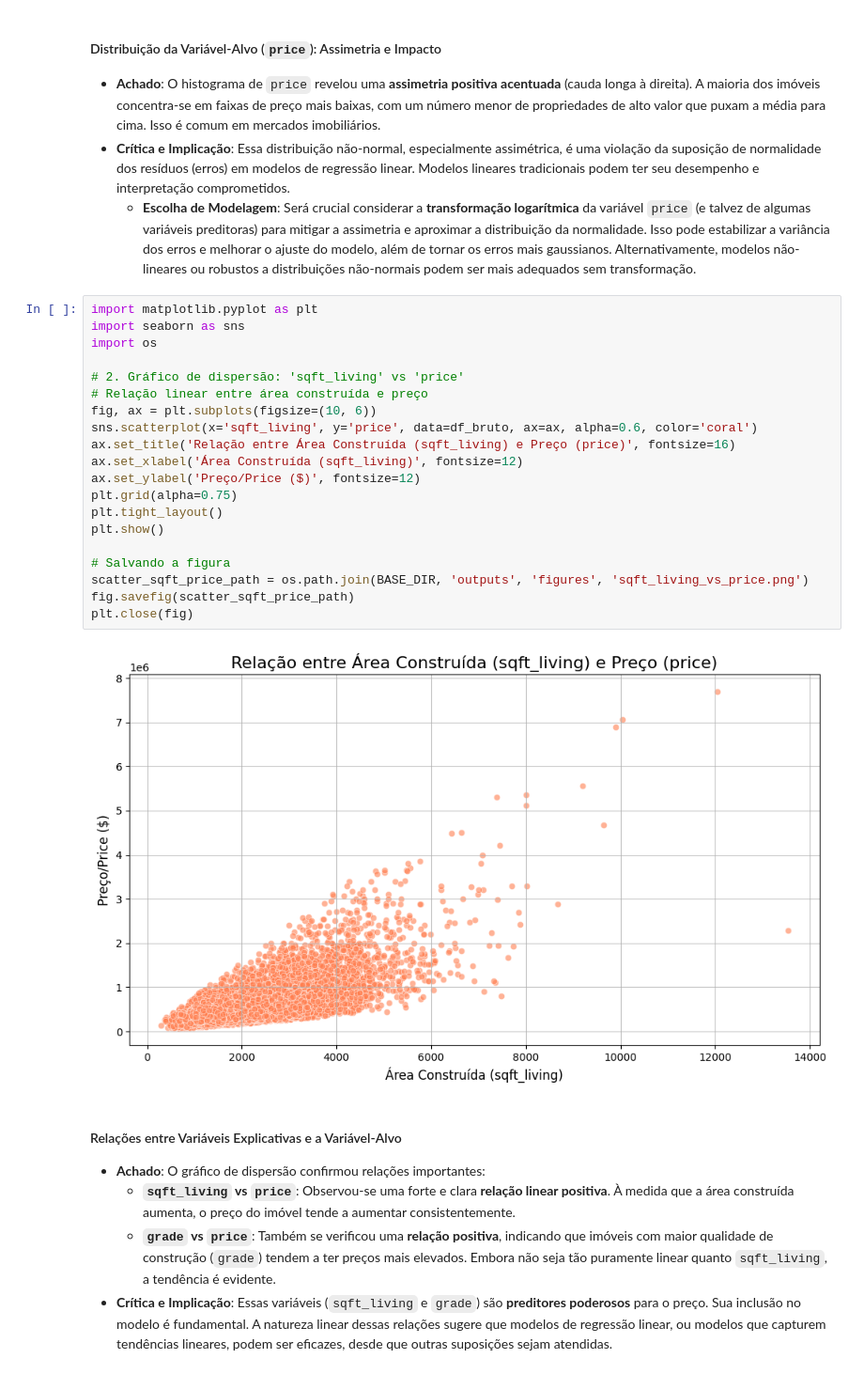
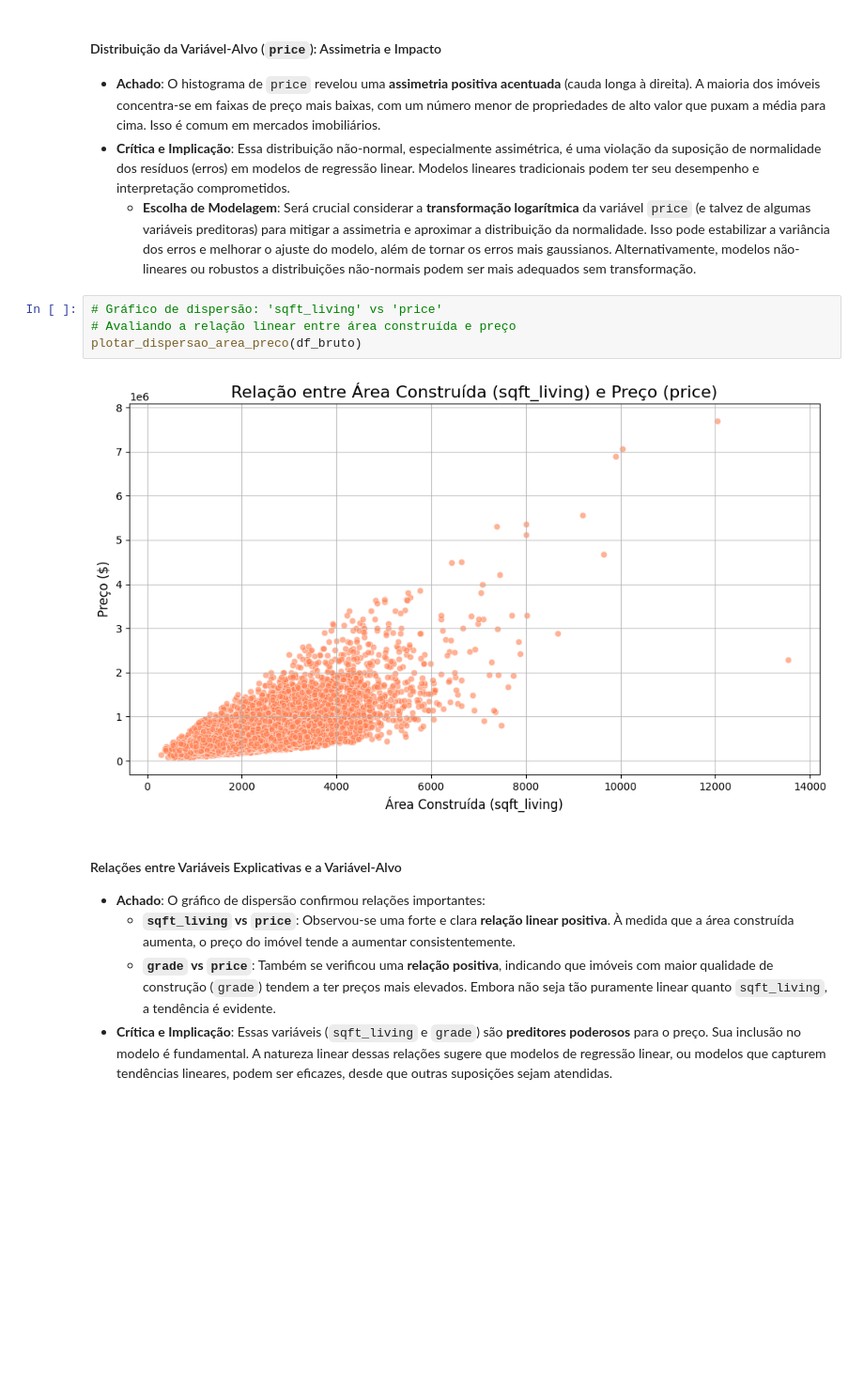
Before and after one commit to paulo-git-hub/Projeto_Final_V1, a Jupyter notebook: notebooks/Projeto_Final_V1.ipynb, the cells around one changed output. Shown at 94% size. Cells and saved outputs as stored; diff of their text form; blank space fills up the shorter version.

```diff
--- a/notebooks/Projeto_Final_V1.ipynb
+++ b/notebooks/Projeto_Final_V1.ipynb
@@ -135,28 +114,12 @@ plt.close(fig) # Fecha a figura para liberar memória
 *   **Achado**: O histograma de `price` revelou uma **assimetria positiva acentuada** (cauda longa à direita). A maioria dos imóveis concentra-se em faixas de preço mais baixas, com um número menor de propriedades de alto valor que puxam a média para cima. Isso é comum em mercados imobiliários.
 *   **Crítica e Implicação**: Essa distribuição não-normal, especialmente assimétrica, é uma violação da suposição de normalidade dos resíduos (erros) em modelos de regressão linear. Modelos lineares tradicionais podem ter seu desempenho e interpretação comprometidos.
     *   **Escolha de Modelagem**: Será crucial considerar a **transformação logarítmica** da variável `price` (e talvez de algumas variáveis preditoras) para mitigar a assimetria e aproximar a distribuição da normalidade. Isso pode estabilizar a variância dos erros e melhorar o ajuste do modelo, além de tornar os erros mais gaussianos. Alternativamente, modelos não-lineares ou robustos a distribuições não-normais podem ser mais adequados sem transformação.
-# %%
-import matplotlib.pyplot as plt
-import seaborn as sns
-import os
-
-# 2. Gráfico de dispersão: 'sqft_living' vs 'price'
-# Relação linear entre área construída e preço
-fig, ax = plt.subplots(figsize=(10, 6))
-sns.scatterplot(x='sqft_living', y='price', data=df_bruto, ax=ax, alpha=0.6, color='coral')
-ax.set_title('Relação entre Área Construída (sqft_living) e Preço (price)', fontsize=16)
-ax.set_xlabel('Área Construída (sqft_living)', fontsize=12)
-ax.set_ylabel('Preço/Price ($)', fontsize=12)
-plt.grid(alpha=0.75)
-plt.tight_layout()
-plt.show()
-
-# Salvando a figura
-scatter_sqft_price_path = os.path.join(BASE_DIR, 'outputs', 'figures', 'sqft_living_vs_price.png')
-fig.savefig(scatter_sqft_price_path)
-plt.close(fig)
-# %% [output]
-[figure, removed]
+# %%
+# Gráfico de dispersão: 'sqft_living' vs 'price'
+# Avaliando a relação linear entre área construída e preço
+plotar_dispersao_area_preco(df_bruto)
+# %% [output]
+[figure, added]
 # %% [markdown]
 #### Relações entre Variáveis Explicativas e a Variável-Alvo
 
```
Also changed, not shown: parts of 20 cells of this notebook, 17 other files.
